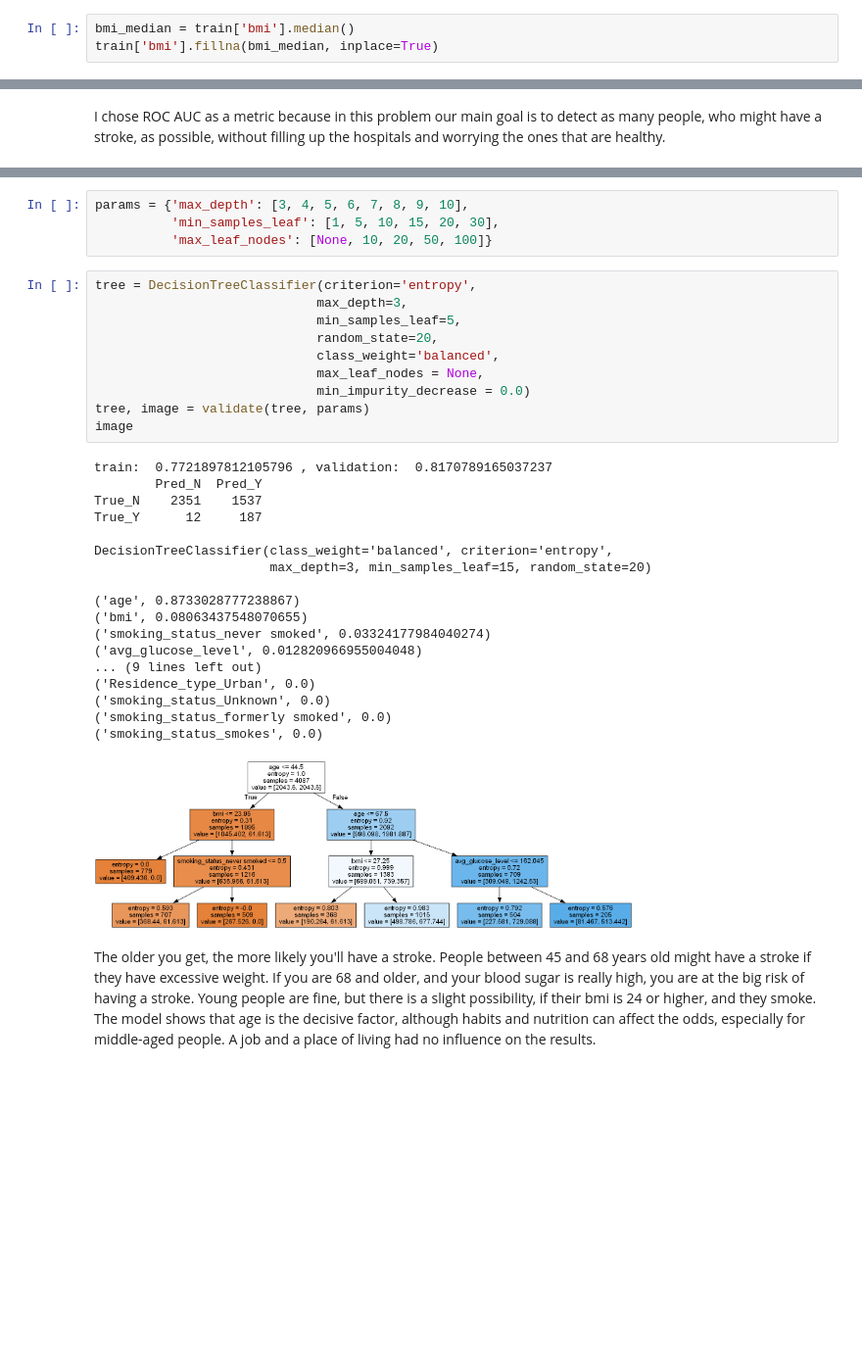
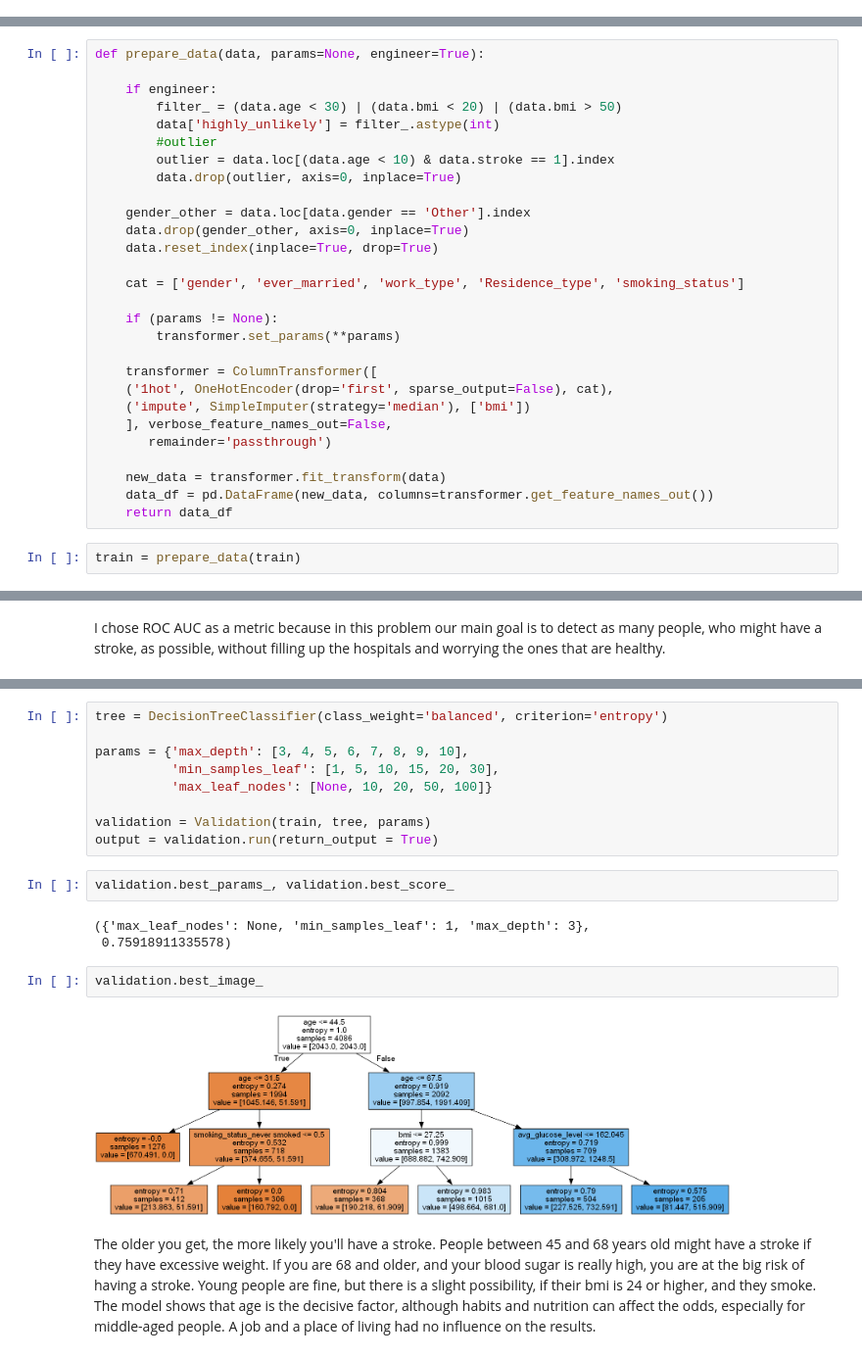
Before and after one commit to vvvvvaves/projector_ml_beginning, a Jupyter notebook: hw6. Stroke Prediction Decision Tree.ipynb, the cells around one changed output, grey strips where cells are left out. Shown at 98% size. Cells and saved outputs as stored; diff of their text form; blank space fills up the shorter version.

```diff
--- a/hw6. Stroke Prediction Decision Tree.ipynb
+++ b/hw6. Stroke Prediction Decision Tree.ipynb
@@ -102,3 +43,0 @@ report = ProfileReport(had_stroke, explorative=True)
-# %%
-bmi_median = train['bmi'].median()
-train['bmi'].fillna(bmi_median, inplace=True)
@@ -151,0 +44,30 @@ def validate(tree, params, train=train):
+# %%
+def prepare_data(data, params=None, engineer=True):
+
+    if engineer:
+        filter_ = (data.age < 30) | (data.bmi < 20) | (data.bmi > 50)
+        data['highly_unlikely'] = filter_.astype(int)
+        #outlier
+        outlier = data.loc[(data.age < 10) & data.stroke == 1].index
+        data.drop(outlier, axis=0, inplace=True)
+
+    gender_other = data.loc[data.gender == 'Other'].index
+    data.drop(gender_other, axis=0, inplace=True)
+    data.reset_index(inplace=True, drop=True)
+
+    cat = ['gender', 'ever_married', 'work_type', 'Residence_type', 'smoking_status']
+
+    if (params != None):
+        transformer.set_params(**params)
+
+    transformer = ColumnTransformer([
+    ('1hot', OneHotEncoder(drop='first', sparse_output=False), cat),
+    ('impute', SimpleImputer(strategy='median'), ['bmi'])
+    ], verbose_feature_names_out=False,
+       remainder='passthrough')
+
+    new_data = transformer.fit_transform(data)
+    data_df = pd.DataFrame(new_data, columns=transformer.get_feature_names_out())
+    return data_df
+# %%
+train = prepare_data(train)
@@ -180,36 +143,21 @@ DecisionTreeClassifier(criterion='entropy', random_state=20)
 # %%
+tree = DecisionTreeClassifier(class_weight='balanced', criterion='entropy')
+
 params = {'max_depth': [3, 4, 5, 6, 7, 8, 9, 10],
           'min_samples_leaf': [1, 5, 10, 15, 20, 30],
           'max_leaf_nodes': [None, 10, 20, 50, 100]}
+
+validation = Validation(train, tree, params)
+output = validation.run(return_output = True)
-# %%
-tree = DecisionTreeClassifier(criterion='entropy',
-                             max_depth=3,
-                             min_samples_leaf=5,
-                             random_state=20,
-                             class_weight='balanced',
-                             max_leaf_nodes = None,
-                             min_impurity_decrease = 0.0)
-tree, image = validate(tree, params)
-image
-# %% [output]
-train:  0.7721897812105796 , validation:  0.8170789165037237
-        Pred_N  Pred_Y
-True_N    2351    1537
-True_Y      12     187
-
-DecisionTreeClassifier(class_weight='balanced', criterion='entropy',
-                       max_depth=3, min_samples_leaf=15, random_state=20)
-
-('age', 0.8733028777238867)
-('bmi', 0.08063437548070655)
-('smoking_status_never smoked', 0.03324177984040274)
-('avg_glucose_level', 0.012820966955004048)
-... (9 lines left out)
-('Residence_type_Urban', 0.0)
-('smoking_status_Unknown', 0.0)
-('smoking_status_formerly smoked', 0.0)
-('smoking_status_smokes', 0.0)
-[figure, removed]
+# %%
+validation.best_params_, validation.best_score_
+# %% [output]
+({'max_leaf_nodes': None, 'min_samples_leaf': 1, 'max_depth': 3},
+ 0.75918911335578)
+# %%
+validation.best_image_
+# %% [output]
+[figure, added]
 # %% [markdown]
 The older you get, the more likely you'll have a stroke. People between 45 and 68 years old might have a stroke if they have excessive weight. If you are 68 and older, and your blood sugar is really high, you are at the big risk of having a stroke. Young people are fine, but there is a slight possibility, if their bmi is 24 or higher, and they smoke.
 The model shows that age is the decisive factor, although habits and nutrition can affect the odds, especially for middle-aged people. A job and a place of living had no influence on the results.
```
Also changed, not shown: parts of 50 cells of this notebook.
